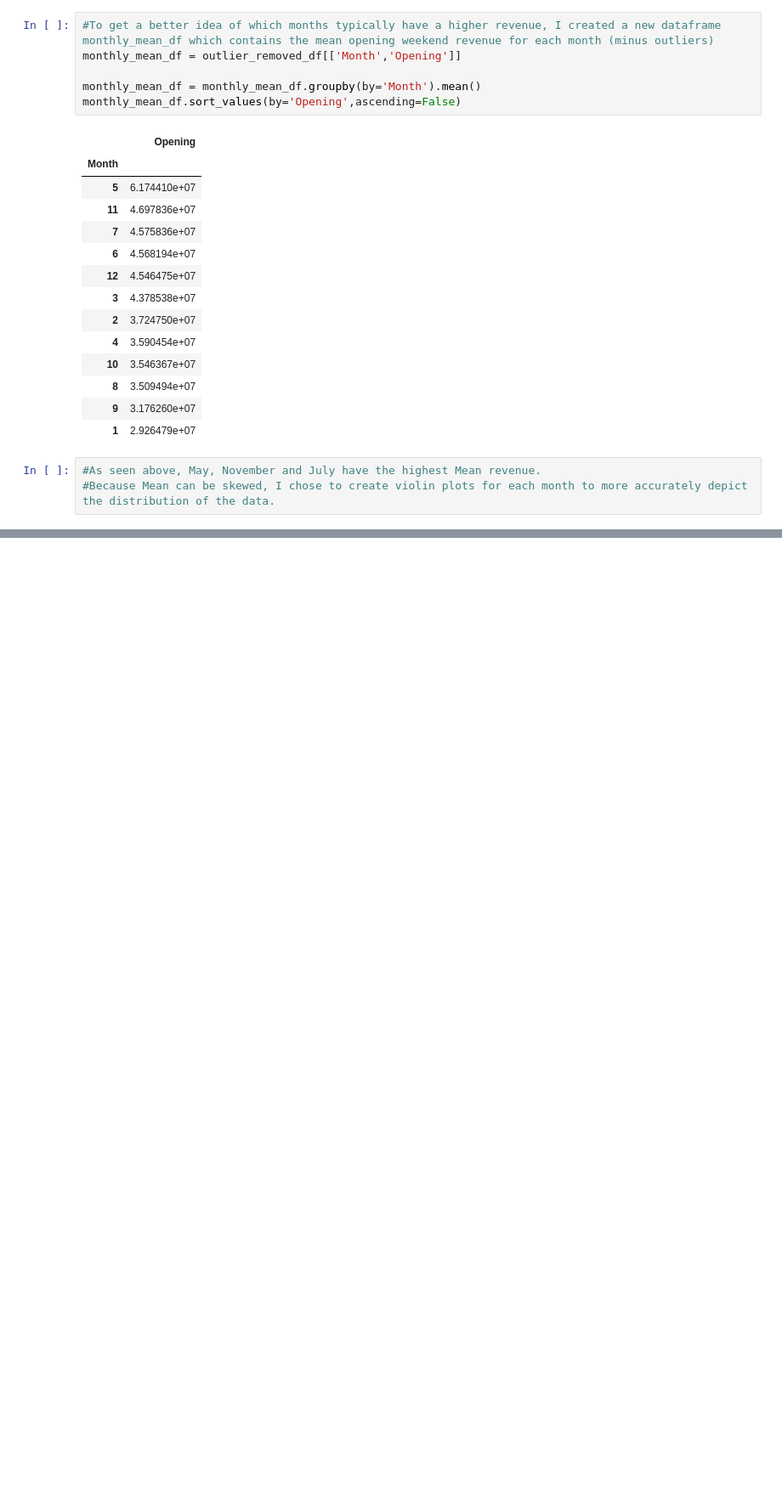
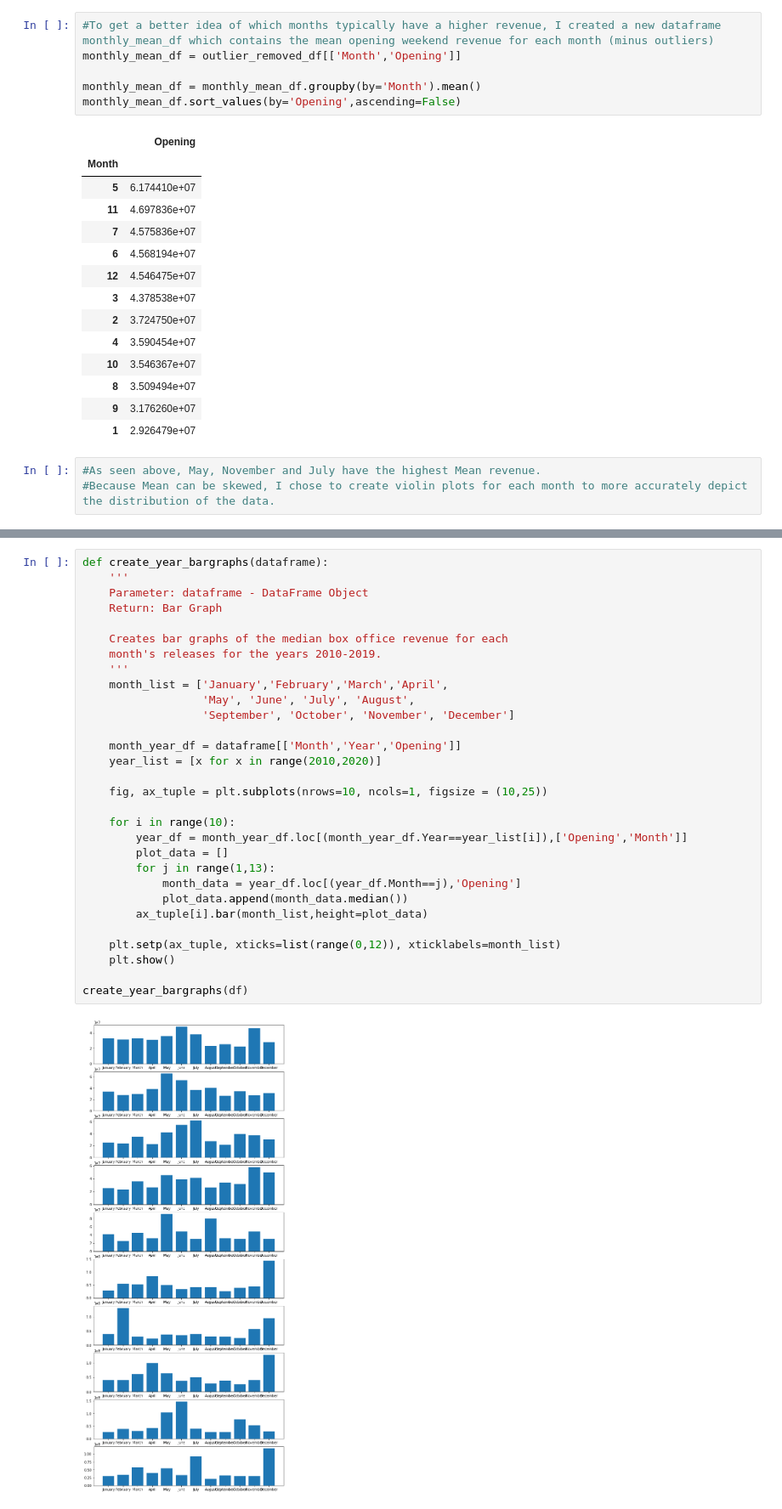
Before and after one commit to noodleybroodley/Opening-Weekend-Box-Office-Revenue, a Jupyter notebook: data/test.ipynb, the cells around one changed output, grey strips where cells are left out. Shown at 85% size. Drawn from its saved outputs; the diff is of its cells as text; blank space fills up the shorter version.

```diff
--- a/data/test.ipynb
+++ b/data/test.ipynb
@@ -162,0 +231,32 @@ Name: Month, dtype: int64
+# %%
+def create_year_bargraphs(dataframe):
+	'''
+	Parameter: dataframe - DataFrame Object
+	Return: Bar Graph
+
+	Creates bar graphs of the median box office revenue for each
+	month's releases for the years 2010-2019.
+	'''
+	month_list = ['January','February','March','April',
+	              'May', 'June', 'July', 'August',
+				  'September', 'October', 'November', 'December']
+
+	month_year_df = dataframe[['Month','Year','Opening']]
+	year_list = [x for x in range(2010,2020)]
+
+	fig, ax_tuple = plt.subplots(nrows=10, ncols=1, figsize = (10,25))
+
+	for i in range(10):
+		year_df = month_year_df.loc[(month_year_df.Year==year_list[i]),['Opening','Month']]
+		plot_data = []
+		for j in range(1,13):
+			month_data = year_df.loc[(year_df.Month==j),'Opening']
+			plot_data.append(month_data.median())
+		ax_tuple[i].bar(month_list,height=plot_data)
+
+	plt.setp(ax_tuple, xticks=list(range(0,12)), xticklabels=month_list)
+	plt.show()
+
+create_year_bargraphs(df)
+# %% [output]
+[figure, added]
```
Also changed, not shown: parts of 13 cells of this notebook, 1 other file.
